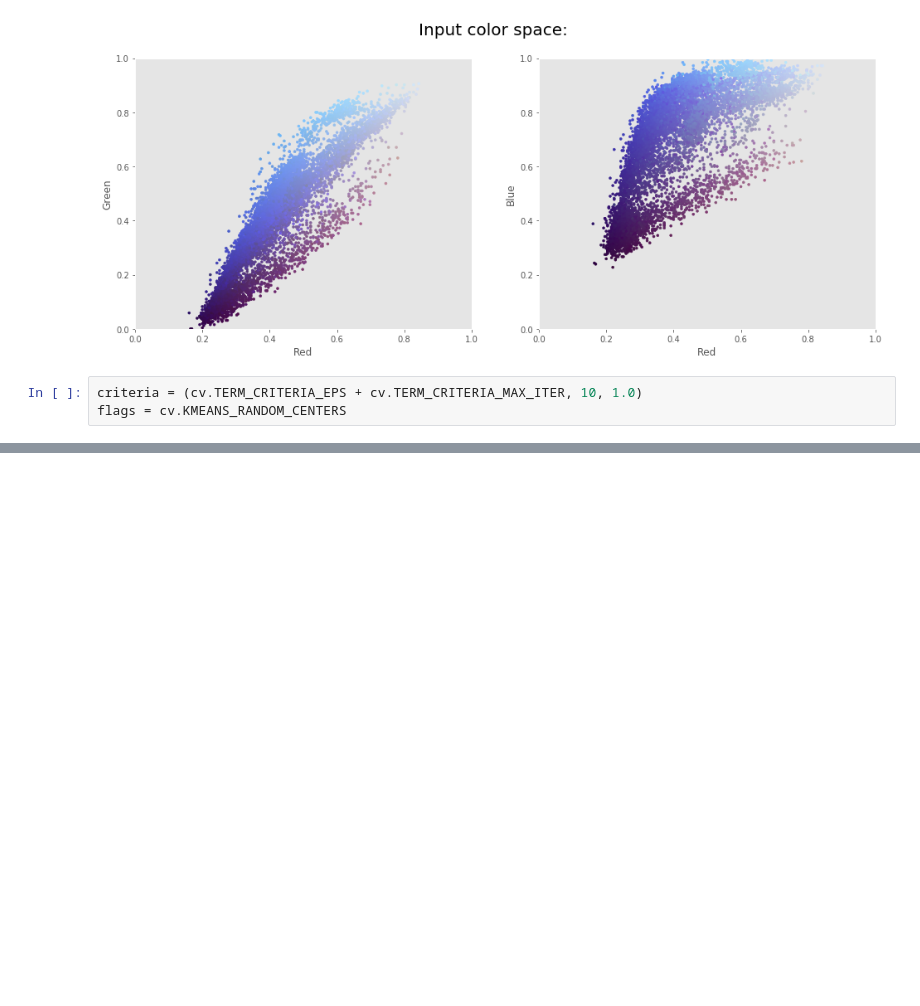
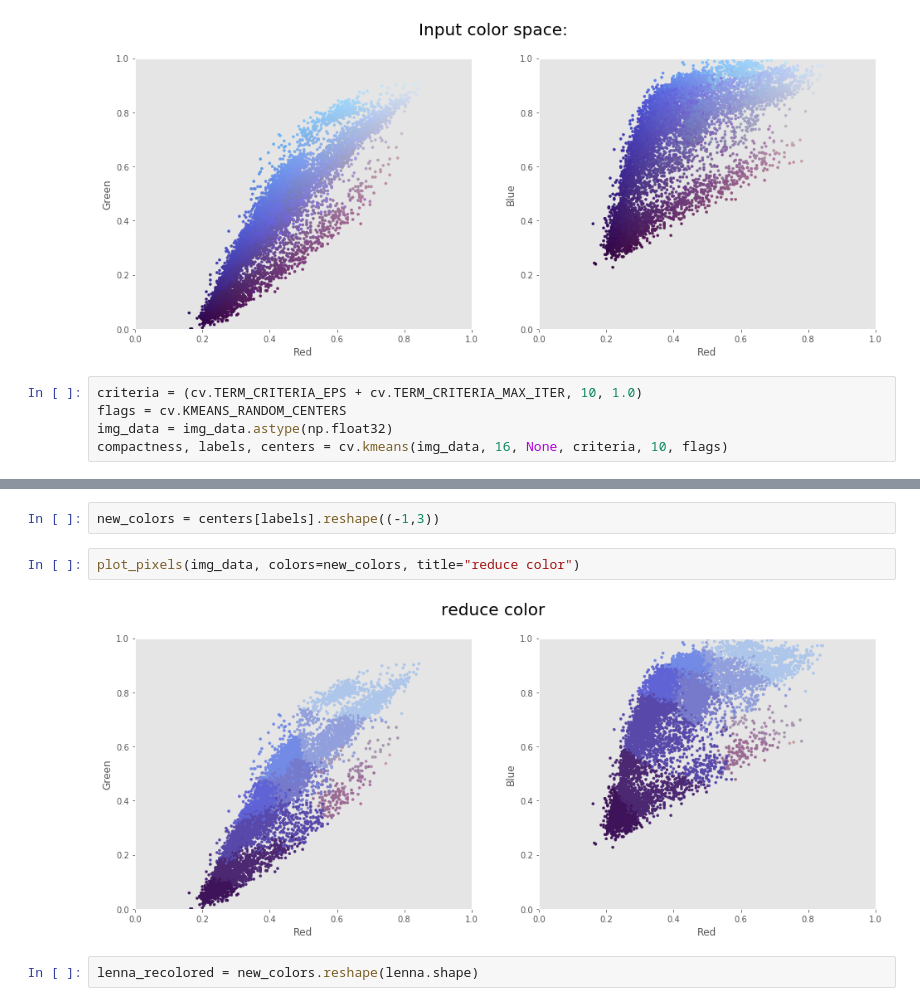
Before and after one commit to doomsheart/FaceClustering, a Jupyter notebook: doomsheart/compress_img/Untitled.ipynb, the cells around one changed output, grey strips where cells are left out. Drawn from its saved outputs; the diff is of its cells as text; blank space fills up the shorter version.

```diff
--- a/doomsheart/compress_img/Untitled.ipynb
+++ b/doomsheart/compress_img/Untitled.ipynb
@@ -45,3 +46,5 @@ plot_pixels(img_data, title='Input color space:')
 # %%
 criteria = (cv.TERM_CRITERIA_EPS + cv.TERM_CRITERIA_MAX_ITER, 10, 1.0)
 flags = cv.KMEANS_RANDOM_CENTERS
+img_data = img_data.astype(np.float32)
+compactness, labels, centers = cv.kmeans(img_data, 16, None, criteria, 10, flags)
@@ -47,0 +87,8 @@ flags = cv.KMEANS_RANDOM_CENTERS
+# %%
+new_colors = centers[labels].reshape((-1,3))
+# %%
+plot_pixels(img_data, colors=new_colors, title="reduce color")
+# %% [output]
+[figure, added]
+# %%
+lenna_recolored = new_colors.reshape(lenna.shape)
```
Also changed, not shown: parts of 6 cells of this notebook, 3 other files.
